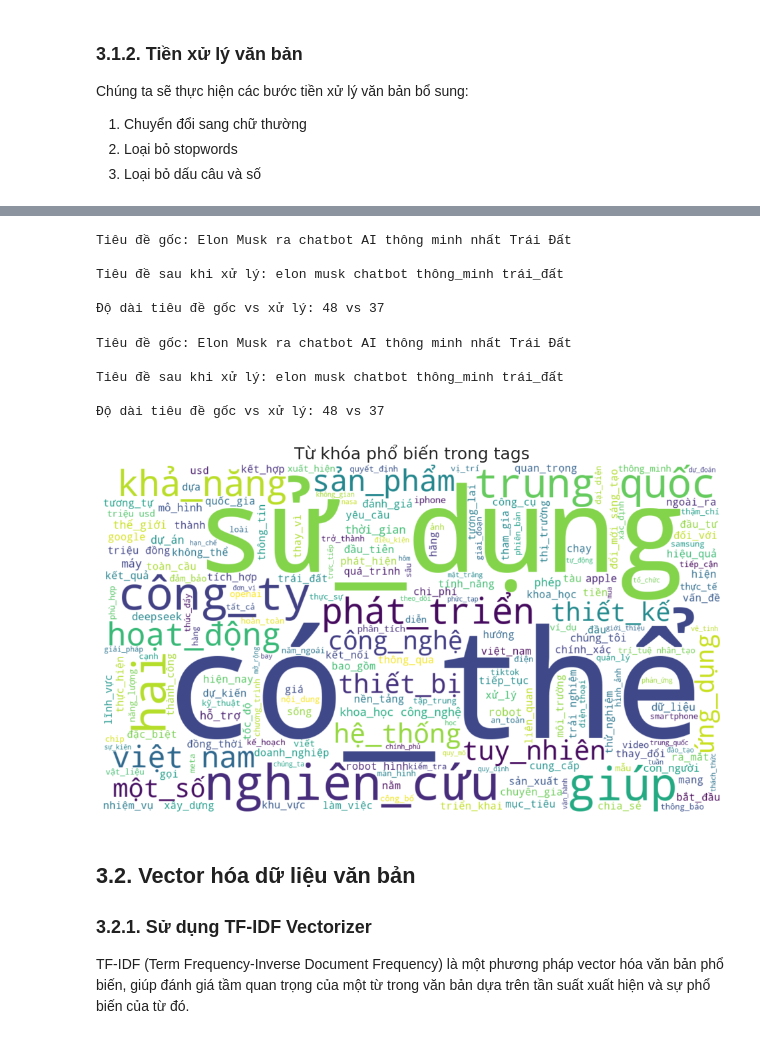
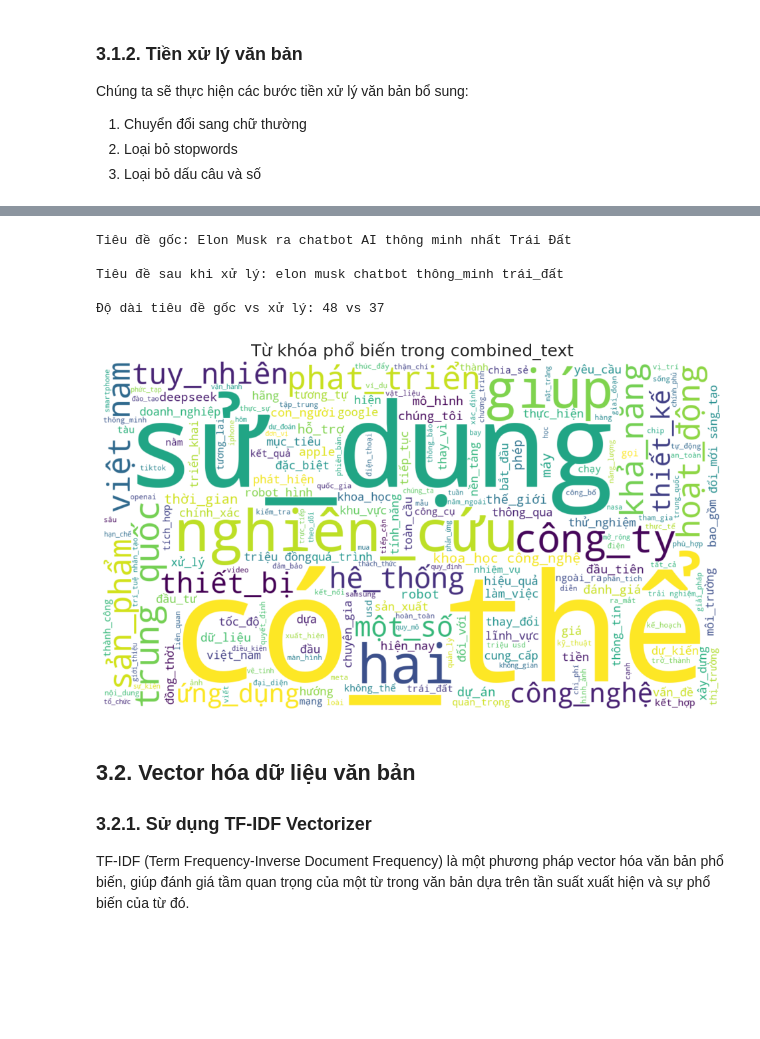
Before and after one commit to givoxxs/vnexpress-analysis-project, a Jupyter notebook: notebooks/04_data_encoding.ipynb, the cells around one changed output, grey strips where cells are left out. Cells and saved outputs as stored; diff of their text form; code cells hidden in the pictures; blank space fills up the shorter version.

```diff
--- a/notebooks/04_data_encoding.ipynb
+++ b/notebooks/04_data_encoding.ipynb
@@ -141,6 +104,9 @@ pip._vendor.pyproject_hooks._impl.BackendUnavailable: Cannot import 'maturin'
 # %%
 import pandas as pd
+import matplotlib.pyplot as plt
 from pyvi import ViTokenizer
+from wordcloud import WordCloud
+
 
 def preprocess_text(text):
     if pd.isna(text) or text == '':
@@ -150,85 +116,43 @@ def preprocess_text(text):
     text = text.lower()
 
     # Tokenize bằng PyVi
     tokens = ViTokenizer.tokenize(text).split()
 
     # Loại bỏ stopwords và giữ lại từ có độ dài > 2
     tokens = [word for word in tokens if word not in all_stopwords and len(word) > 2]
 
     # Gộp lại thành văn bản
     return ' '.join(tokens)
 
 # Áp dụng tiền xử lý cho các cột văn bản
 df['title_processed'] = df['title'].apply(preprocess_text)
 df['description_processed'] = df['description'].apply(preprocess_text)
 df['content_processed'] = df['content'].apply(preprocess_text)
 
 # Tạo cột văn bản kết hợp (tiêu đề + mô tả + nội dung)
 df['combined_text'] = df['title_processed'] + ' ' + df['description_processed'] + ' ' + df['content_processed']
 
 # Hiển thị một ví dụ
 sample_idx = 0
 print("Tiêu đề gốc:", df.loc[sample_idx, 'title'])
 print("\nTiêu đề sau khi xử lý:", df.loc[sample_idx, 'title_processed'])
 print("\nĐộ dài tiêu đề gốc vs xử lý:", len(df.loc[sample_idx, 'title']), "vs", len(df.loc[sample_idx, 'title_processed']))
+
+# Tạo WordCloud từ văn bản đã xử lý
+all_tags = ' '.join(df['combined_text'])
+plt.figure(figsize=(12, 8))
+wordcloud = WordCloud(width=1280, height=720, background_color='white', max_words=200, contour_width=3).generate(all_tags)
+plt.imshow(wordcloud, interpolation='bilinear')
+plt.axis('off')
+plt.title('Từ khóa phổ biến trong combined_text', fontsize=18)
+plt.show()
 # %% [output]
 Tiêu đề gốc: Elon Musk ra chatbot AI thông minh nhất Trái Đất
 
 Tiêu đề sau khi xử lý: elon musk chatbot thông_minh trái_đất
 
 Độ dài tiêu đề gốc vs xử lý: 48 vs 37
+[figure, added]
-# %%
-import pandas as pd
-import matplotlib.pyplot as plt
-from pyvi import ViTokenizer
-from wordcloud import WordCloud
-
-
-def preprocess_text(text):
-    if pd.isna(text) or text == '':
-        return ''
-
-    # Chuyển sang chữ thường
-    text = text.lower()
-
-    # Tokenize bằng PyVi
-    tokens = ViTokenizer.tokenize(text).split()
-
-    # Loại bỏ stopwords và giữ lại từ có độ dài > 2
-    tokens = [word for word in tokens if word not in all_stopwords and len(word) > 2]
-
-    # Gộp lại thành văn bản
-    return ' '.join(tokens)
-
-# Áp dụng tiền xử lý cho các cột văn bản
-df['title_processed'] = df['title'].apply(preprocess_text)
-df['description_processed'] = df['description'].apply(preprocess_text)
-df['content_processed'] = df['content'].apply(preprocess_text)
-
-# Tạo cột văn bản kết hợp (tiêu đề + mô tả + nội dung)
-df['combined_text'] = df['title_processed'] + ' ' + df['description_processed'] + ' ' + df['content_processed']
-
-# Hiển thị một ví dụ
-sample_idx = 0
-print("Tiêu đề gốc:", df.loc[sample_idx, 'title'])
-print("\nTiêu đề sau khi xử lý:", df.loc[sample_idx, 'title_processed'])
-print("\nĐộ dài tiêu đề gốc vs xử lý:", len(df.loc[sample_idx, 'title']), "vs", len(df.loc[sample_idx, 'title_processed']))
-
-# Tạo WordCloud từ văn bản đã xử lý
-all_tags = ' '.join(df['combined_text'])
-plt.figure(figsize=(12, 8))
-wordcloud = WordCloud(width=1280, height=720, background_color='white', max_words=200, contour_width=3).generate(all_tags)
-plt.imshow(wordcloud, interpolation='bilinear')
-plt.axis('off')
-plt.title('Từ khóa phổ biến trong tags', fontsize=18)
-plt.show()
-# %% [output]
-Tiêu đề gốc: Elon Musk ra chatbot AI thông minh nhất Trái Đất
-
-Tiêu đề sau khi xử lý: elon musk chatbot thông_minh trái_đất
-
-Độ dài tiêu đề gốc vs xử lý: 48 vs 37
-[figure, removed]
 # %% [markdown]
 ## 3.2. Vector hóa dữ liệu văn bản
 
```
Also changed, not shown: parts of 1 cell of this notebook, 1 other file.
